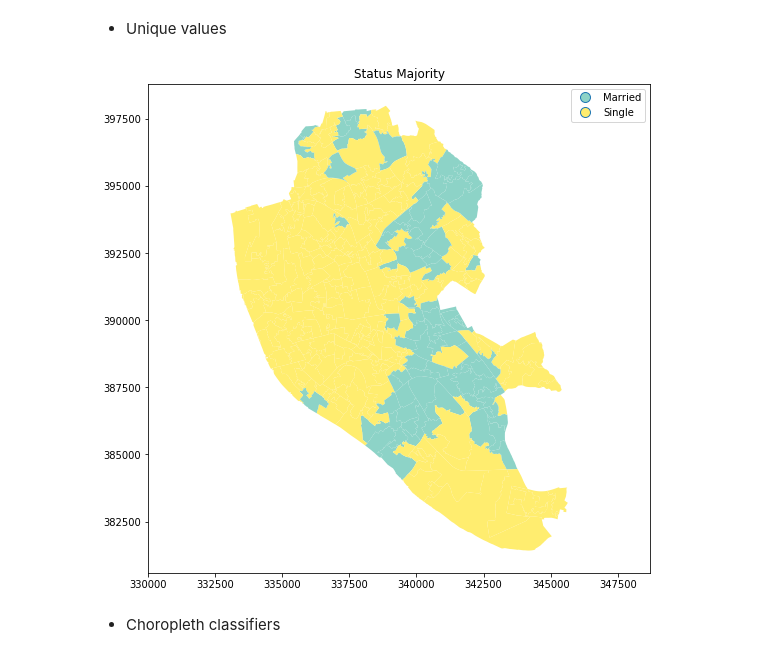
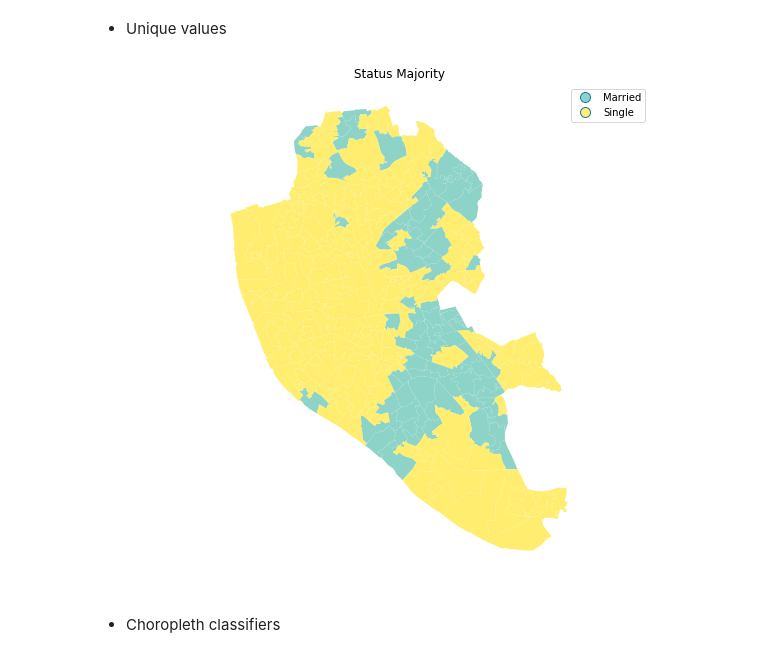
Before and after one commit to darribas/gds17, a Jupyter notebook: content/labs/lab_03_extras.ipynb, the cells around one changed output. Saved outputs shown, nothing was run; the diff lists cells and outputs as text; code cells hidden in the pictures.

```diff
--- a/content/labs/lab_03_extras.ipynb
+++ b/content/labs/lab_03_extras.ipynb
@@ -200,13 +200,14 @@ Although arguably a bit more advanced, if you are curious how the maps that exem
 # %%
 f, ax = plt.subplots(1, figsize=(9, 9))
 both.plot(column='Status_Majority', categorical=True, legend=True, ax=ax, \
           linewidth=0.1, cmap='Set3')
 ax.set_title('Status Majority')
+ax.set_axis_off()
 plt.axis('equal')
 #plt.savefig('../lectures/figs/l04_unique_values.png')
 plt.show()
 # %% [output]
-[figure, old version]
+[figure, new version]
 # %% [markdown]
 * Choropleth classifiers
 # %%
```
Also changed, not shown: parts of 6 cells of this notebook, 17 other files.
